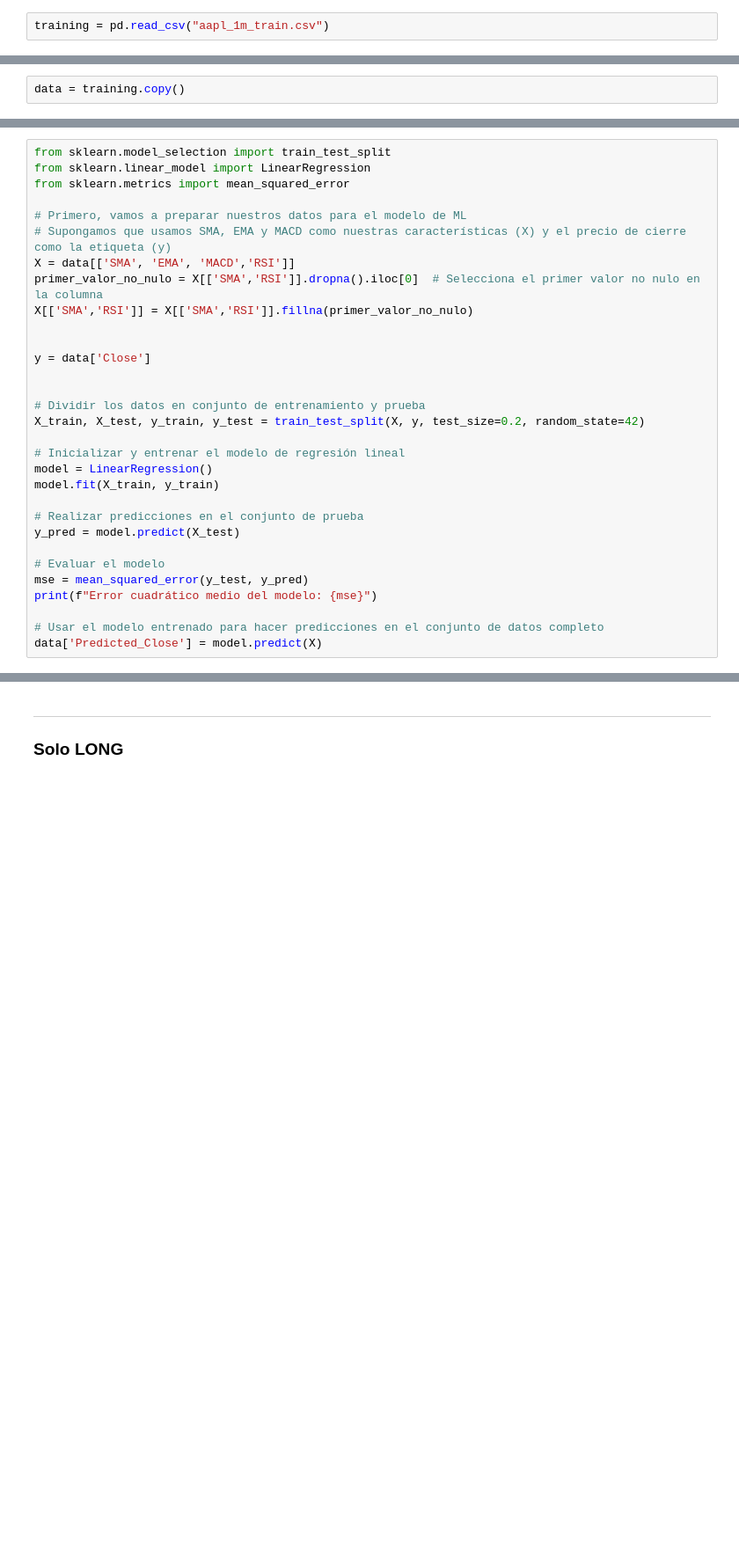
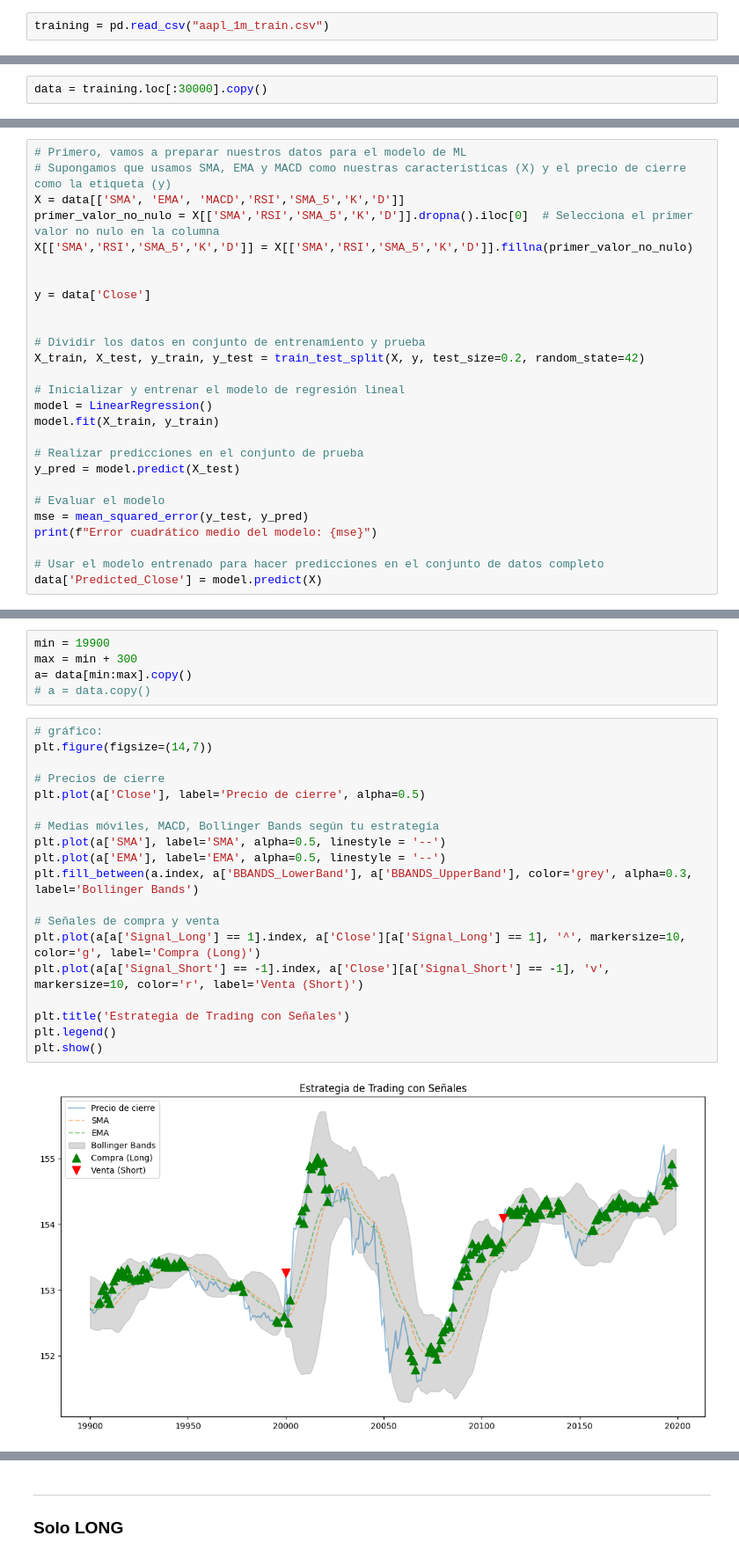
Before and after one commit to VZPablo/MyST_analisis_tecnico, a Jupyter notebook: Technical Analysis.ipynb, the cells around one changed output, grey strips where cells are left out. Shown at 88% size. Saved outputs shown, nothing was run; the diff lists cells and outputs as text; blank space fills up the shorter version.

Commit message:
Modelo "final"

```diff
--- a/Technical Analysis.ipynb
+++ b/Technical Analysis.ipynb
@@ -97,2 +27,2 @@ for i, row in data.iterrows():
 # %%
-data = training.copy()
+data = training.loc[:30000].copy()
@@ -132,13 +66,9 @@ data['RSI'] = RSIIndicator(close=data['Close'], window=14).rsi()
 # %%
-from sklearn.model_selection import train_test_split
-from sklearn.linear_model import LinearRegression
-from sklearn.metrics import mean_squared_error
-
 # Primero, vamos a preparar nuestros datos para el modelo de ML
 # Supongamos que usamos SMA, EMA y MACD como nuestras características (X) y el precio de cierre como la etiqueta (y)
-X = data[['SMA', 'EMA', 'MACD','RSI']]
-primer_valor_no_nulo = X[['SMA','RSI']].dropna().iloc[0]  # Selecciona el primer valor no nulo en la columna
-X[['SMA','RSI']] = X[['SMA','RSI']].fillna(primer_valor_no_nulo)
+X = data[['SMA', 'EMA', 'MACD','RSI','SMA_5','K','D']]
+primer_valor_no_nulo = X[['SMA','RSI','SMA_5','K','D']].dropna().iloc[0]  # Selecciona el primer valor no nulo en la columna
+X[['SMA','RSI','SMA_5','K','D']] = X[['SMA','RSI','SMA_5','K','D']].fillna(primer_valor_no_nulo)
 
 
 y = data['Close']
@@ -276,0 +204,26 @@ plt.show
+# %%
+min = 19900
+max = min + 300
+a= data[min:max].copy()
+# a = data.copy()
+# %%
+# gráfico:
+plt.figure(figsize=(14,7))
+
+# Precios de cierre
+plt.plot(a['Close'], label='Precio de cierre', alpha=0.5)
+
+# Medias móviles, MACD, Bollinger Bands según tu estrategia
+plt.plot(a['SMA'], label='SMA', alpha=0.5, linestyle = '--')
+plt.plot(a['EMA'], label='EMA', alpha=0.5, linestyle = '--')
+plt.fill_between(a.index, a['BBANDS_LowerBand'], a['BBANDS_UpperBand'], color='grey', alpha=0.3, label='Bollinger Bands')
+
+# Señales de compra y venta
+plt.plot(a[a['Signal_Long'] == 1].index, a['Close'][a['Signal_Long'] == 1], '^', markersize=10, color='g', label='Compra (Long)')
+plt.plot(a[a['Signal_Short'] == -1].index, a['Close'][a['Signal_Short'] == -1], 'v', markersize=10, color='r', label='Venta (Short)')
+
+plt.title('Estrategia de Trading con Señales')
+plt.legend()
+plt.show()
+# %% [output]
+[figure, added]
```
Also changed, not shown: parts of 18 cells of this notebook.
